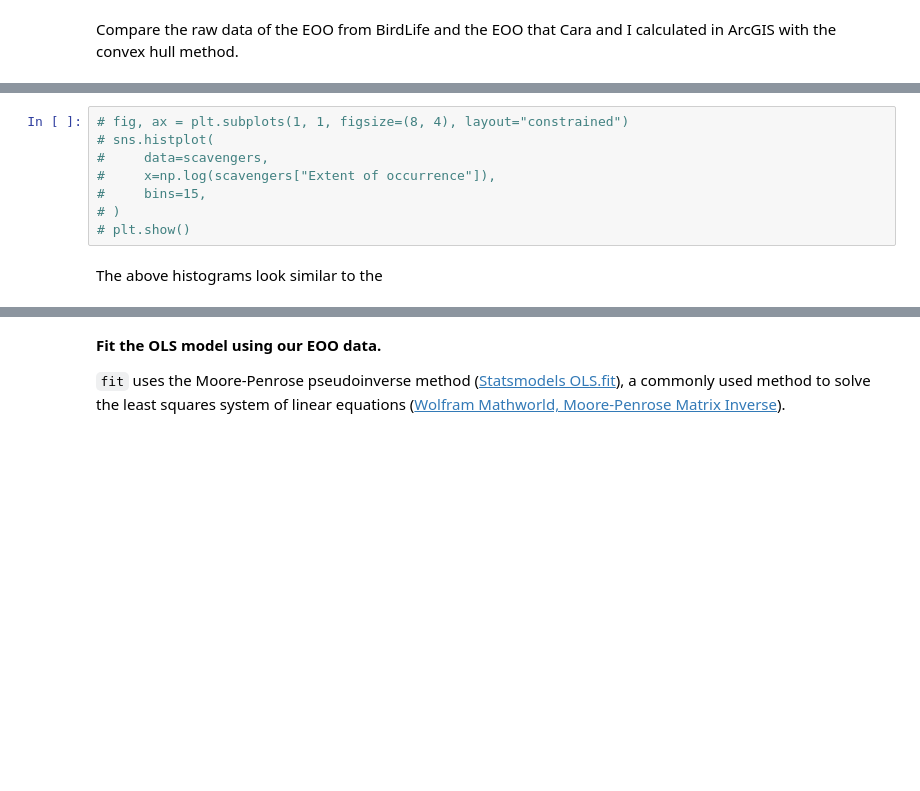
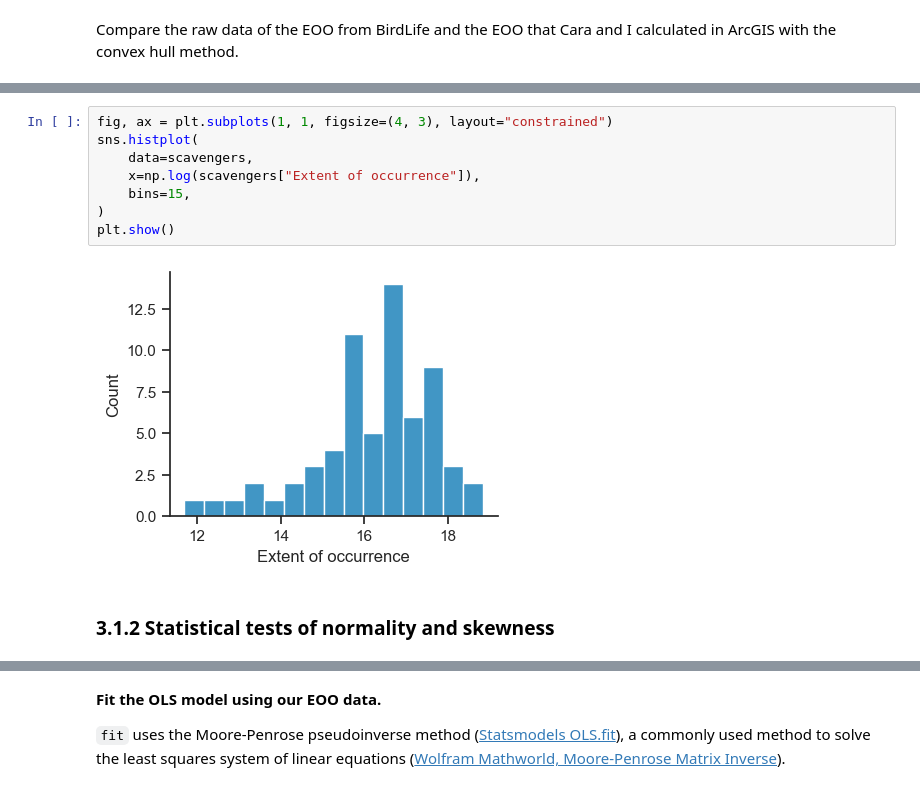
Before and after one commit to TheMightiestCrab/Macroecology, a Jupyter notebook: code/scavengers.ipynb, the cells around one changed output, grey strips where cells are left out. Saved outputs shown, nothing was run; the diff lists cells and outputs as text; blank space fills up the shorter version.

```diff
--- a/code/scavengers.ipynb
+++ b/code/scavengers.ipynb
@@ -151,10 +188,12 @@ plt.show()
 # %%
-# fig, ax = plt.subplots(1, 1, figsize=(8, 4), layout="constrained")
-# sns.histplot(
-#     data=scavengers,
-#     x=np.log(scavengers["Extent of occurrence"]),
-#     bins=15,
-# )
-# plt.show()
+fig, ax = plt.subplots(1, 1, figsize=(4, 3), layout="constrained")
+sns.histplot(
+    data=scavengers,
+    x=np.log(scavengers["Extent of occurrence"]),
+    bins=15,
+)
+plt.show()
+# %% [output]
+[figure, added]
-# %% [markdown]
-The above histograms look similar to the
+# %% [markdown]
+### 3.1.2 Statistical tests of normality and skewness
```
Also changed, not shown: parts of 45 cells of this notebook, 2 other files.
